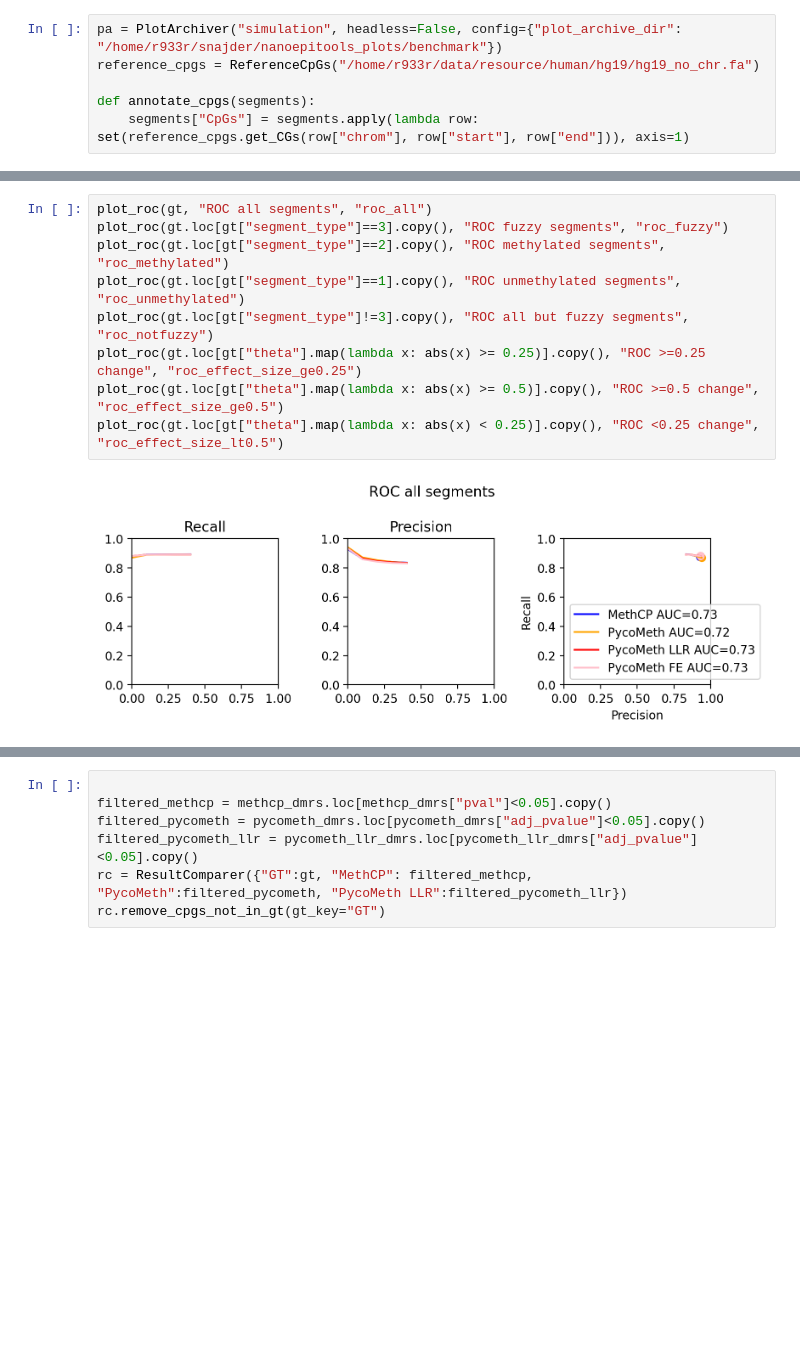
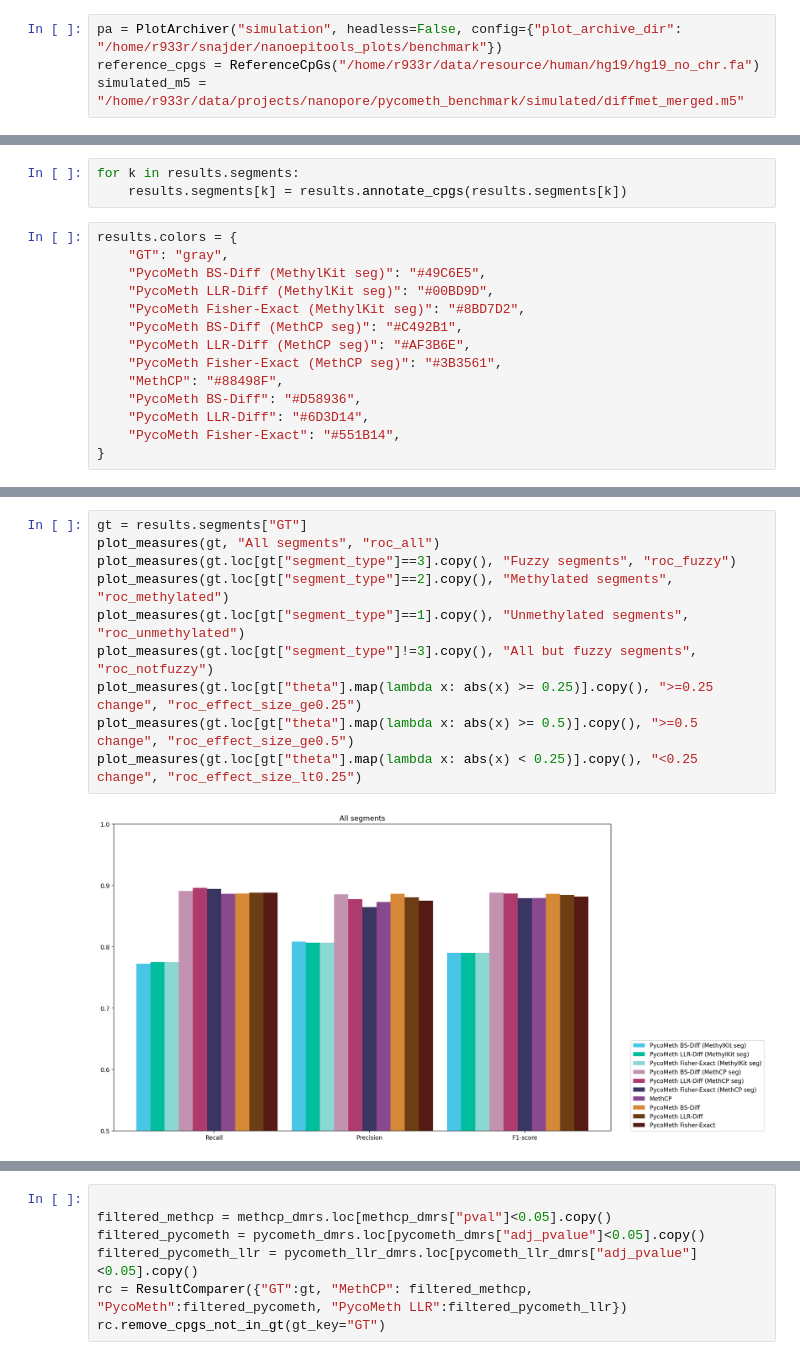
Before and after one commit to snajder-r/benchmark_meth5, a Jupyter notebook: notebooks/evaluate_simulation_result.ipynb, the cells around one changed output, grey strips where cells are left out. Cells and saved outputs as stored; diff of their text form; blank space fills up the shorter version.

```diff
--- a/notebooks/evaluate_simulation_result.ipynb
+++ b/notebooks/evaluate_simulation_result.ipynb
@@ -15,6 +17,4 @@ from nanoepitools.reference_cpgs import ReferenceCpGs
 # %%
 pa = PlotArchiver("simulation", headless=False, config={"plot_archive_dir": "/home/r933r/snajder/nanoepitools_plots/benchmark"})
 reference_cpgs = ReferenceCpGs("/home/r933r/data/resource/human/hg19/hg19_no_chr.fa")
-
-def annotate_cpgs(segments):
-    segments["CpGs"] = segments.apply(lambda row: set(reference_cpgs.get_CGs(row["chrom"], row["start"], row["end"])), axis=1)
+simulated_m5 = "/home/r933r/data/projects/nanopore/pycometh_benchmark/simulated/diffmet_merged.m5"
@@ -69,3 +88,20 @@ with MetH5File(simulated_m5, "r") as simulated_m5:
+# %%
+for k in results.segments:
+    results.segments[k] = results.annotate_cpgs(results.segments[k])
+# %%
+results.colors = {
+    "GT": "gray",
+    "PycoMeth BS-Diff (MethylKit seg)": "#49C6E5",
+    "PycoMeth LLR-Diff (MethylKit seg)": "#00BD9D",
+    "PycoMeth Fisher-Exact (MethylKit seg)": "#8BD7D2",
+    "PycoMeth BS-Diff (MethCP seg)": "#C492B1",
+    "PycoMeth LLR-Diff (MethCP seg)": "#AF3B6E",
+    "PycoMeth Fisher-Exact (MethCP seg)": "#3B3561",
+    "MethCP": "#88498F",
+    "PycoMeth BS-Diff": "#D58936",
+    "PycoMeth LLR-Diff": "#6D3D14",
+    "PycoMeth Fisher-Exact": "#551B14",
+}
 # %%
 pa.figure()
 plt.title("Simulated difference")
@@ -259,13 +351,14 @@ def plot_roc_over_effect_size(gt, title="", figurename=None):
         ax.set_xlabel("Effect size")
     pa.saveandshow(figurename)
 # %%
-plot_roc(gt, "ROC all segments", "roc_all")
-plot_roc(gt.loc[gt["segment_type"]==3].copy(), "ROC fuzzy segments", "roc_fuzzy")
-plot_roc(gt.loc[gt["segment_type"]==2].copy(), "ROC methylated segments", "roc_methylated")
-plot_roc(gt.loc[gt["segment_type"]==1].copy(), "ROC unmethylated segments", "roc_unmethylated")
-plot_roc(gt.loc[gt["segment_type"]!=3].copy(), "ROC all but fuzzy segments", "roc_notfuzzy")
-plot_roc(gt.loc[gt["theta"].map(lambda x: abs(x) >= 0.25)].copy(), "ROC >=0.25 change", "roc_effect_size_ge0.25")
-plot_roc(gt.loc[gt["theta"].map(lambda x: abs(x) >= 0.5)].copy(), "ROC >=0.5 change", "roc_effect_size_ge0.5")
-plot_roc(gt.loc[gt["theta"].map(lambda x: abs(x) < 0.25)].copy(), "ROC <0.25 change", "roc_effect_size_lt0.5")
+gt = results.segments["GT"]
+plot_measures(gt, "All segments", "roc_all")
+plot_measures(gt.loc[gt["segment_type"]==3].copy(), "Fuzzy segments", "roc_fuzzy")
+plot_measures(gt.loc[gt["segment_type"]==2].copy(), "Methylated segments", "roc_methylated")
+plot_measures(gt.loc[gt["segment_type"]==1].copy(), "Unmethylated segments", "roc_unmethylated")
+plot_measures(gt.loc[gt["segment_type"]!=3].copy(), "All but fuzzy segments", "roc_notfuzzy")
+plot_measures(gt.loc[gt["theta"].map(lambda x: abs(x) >= 0.25)].copy(), ">=0.25 change", "roc_effect_size_ge0.25")
+plot_measures(gt.loc[gt["theta"].map(lambda x: abs(x) >= 0.5)].copy(), ">=0.5 change", "roc_effect_size_ge0.5")
+plot_measures(gt.loc[gt["theta"].map(lambda x: abs(x) < 0.25)].copy(), "<0.25 change", "roc_effect_size_lt0.25")
 # %% [output]
-[figure, old version]
+[figure, new version]
```
Also changed, not shown: parts of 11 cells of this notebook, 5 other files.
